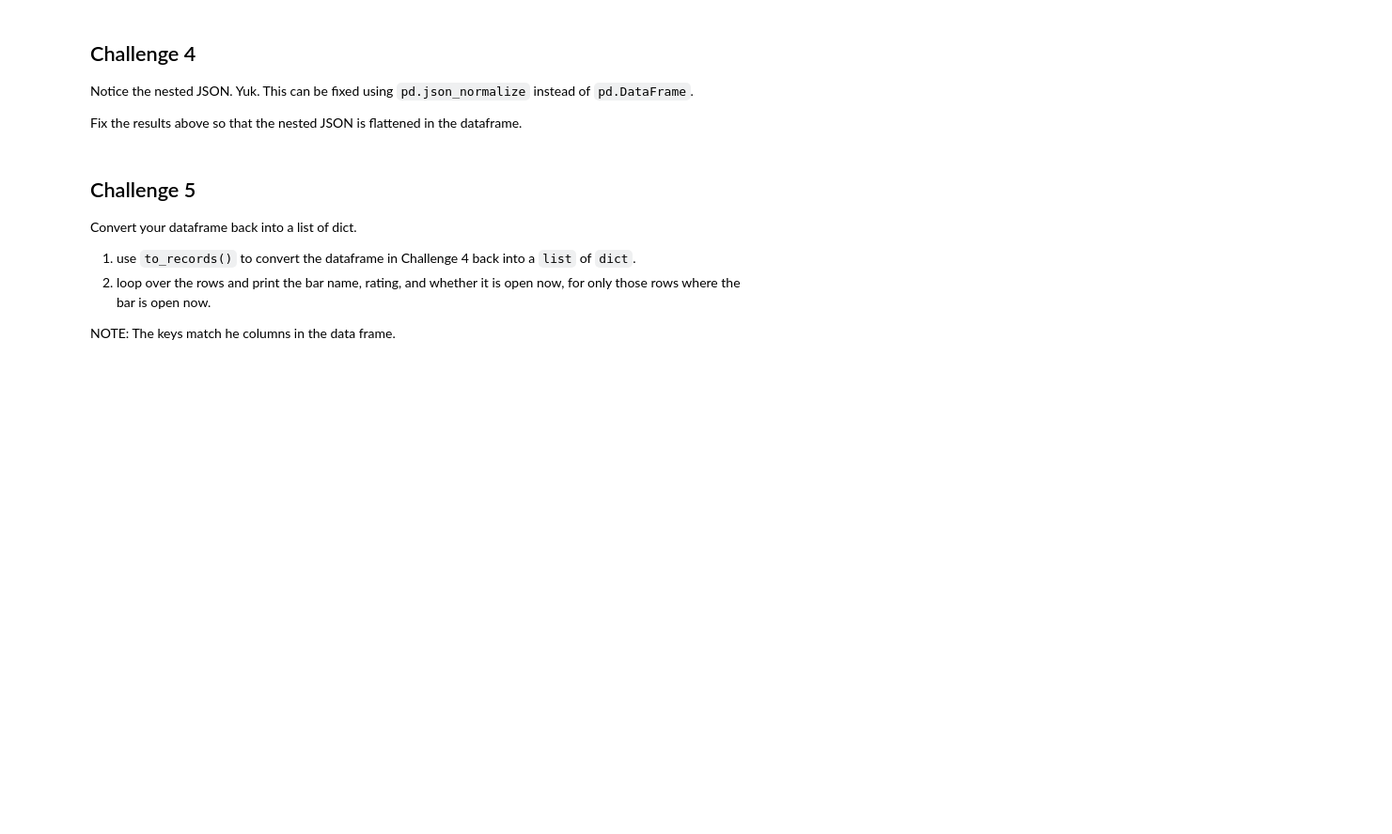
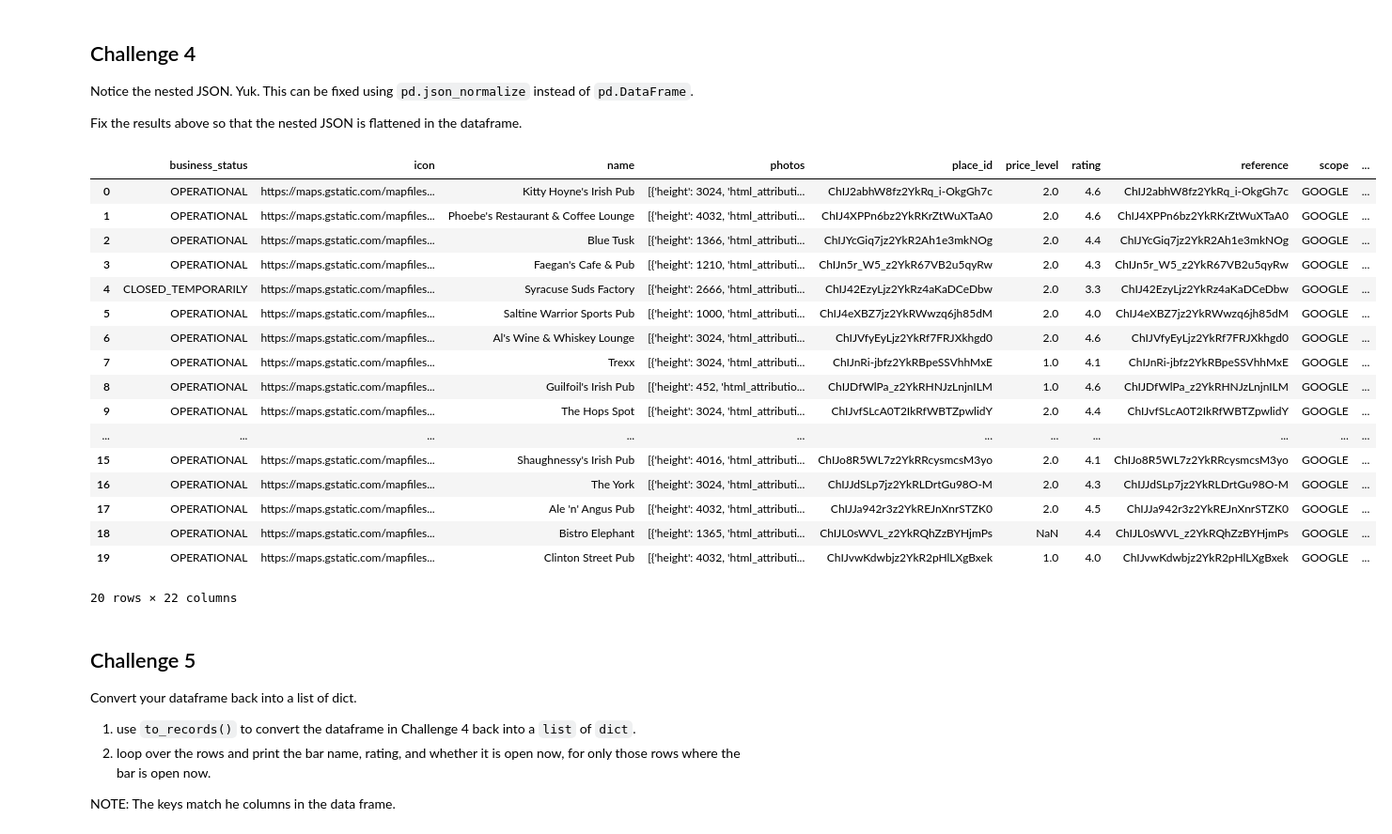
Before and after one commit to ist256/spring2021, a Jupyter notebook: lessons/12-Pandas/SmallGroup-Pandas.ipynb, the cells around one changed output. Shown at 94% size. Cells and saved outputs as stored; diff of their text form; code cells hidden in the pictures; blank space fills up the shorter version.

```diff
--- a/lessons/12-Pandas/SmallGroup-Pandas.ipynb
+++ b/lessons/12-Pandas/SmallGroup-Pandas.ipynb
@@ -11,6 +11,7 @@ import import_ipynb
 import googleapi as google
 import requests
 
+pd.set_option('display.max_colwidth', None)
 google_api_key = '751838d6b9978955679461c80a7df60bde4f093d'
 # %% [markdown]
 ## Warm-Up 1
@@ -55,3 +192,7 @@ https://nominatim.openstreetmap.org/search?q=Syracuse&format=json
 ## Challenge 3
 
 1. Let's call the IST256 google places search api, looking for bars in the Syracuse NY area, and load the results into a dataframe. You can call `google.googlePlacesSearch()` With these inputs lat=`43.0481`, lng=`-76.1474`, type=`'bar'`
+# %%
+places = google.googlePlacesSearch(google_api_key, '43.0481','-76.1474', 'bar')
+places_df = pd.DataFrame(places)
+places_df
@@ -61,6 +220,28 @@ https://nominatim.openstreetmap.org/search?q=Syracuse&format=json
 Notice the nested JSON. Yuk. This can be fixed using `pd.json_normalize` instead of `pd.DataFrame`.
 
 Fix the results above so that the nested JSON is flattened in the dataframe.
+# %%
+places_df = pd.json_normalize(places)
+places_df
+# %% [output]
+|  | business_status | icon | name | photos | place_id | price_level | rating | reference | scope | ... |
+| 0 | OPERATIONAL | https://maps.gstatic.com/mapfiles... | Kitty Hoyne's Irish Pub | [{'height': 3024, 'html_attributi... | ChIJ2abhW8fz2YkRq_i-OkgGh7c | 2.0 | 4.6 | ChIJ2abhW8fz2YkRq_i-OkgGh7c | GOOGLE | ... |
+| 1 | OPERATIONAL | https://maps.gstatic.com/mapfiles... | Phoebe's Restaurant & Coffee Lounge | [{'height': 4032, 'html_attributi... | ChIJ4XPPn6bz2YkRKrZtWuXTaA0 | 2.0 | 4.6 | ChIJ4XPPn6bz2YkRKrZtWuXTaA0 | GOOGLE | ... |
+| 2 | OPERATIONAL | https://maps.gstatic.com/mapfiles... | Blue Tusk | [{'height': 1366, 'html_attributi... | ChIJYcGiq7jz2YkR2Ah1e3mkNOg | 2.0 | 4.4 | ChIJYcGiq7jz2YkR2Ah1e3mkNOg | GOOGLE | ... |
+| 3 | OPERATIONAL | https://maps.gstatic.com/mapfiles... | Faegan's Cafe & Pub | [{'height': 1210, 'html_attributi... | ChIJn5r_W5_z2YkR67VB2u5qyRw | 2.0 | 4.3 | ChIJn5r_W5_z2YkR67VB2u5qyRw | GOOGLE | ... |
+| 4 | CLOSED_TEMPORARILY | https://maps.gstatic.com/mapfiles... | Syracuse Suds Factory | [{'height': 2666, 'html_attributi... | ChIJ42EzyLjz2YkRz4aKaDCeDbw | 2.0 | 3.3 | ChIJ42EzyLjz2YkRz4aKaDCeDbw | GOOGLE | ... |
+| 5 | OPERATIONAL | https://maps.gstatic.com/mapfiles... | Saltine Warrior Sports Pub | [{'height': 1000, 'html_attributi... | ChIJ4eXBZ7jz2YkRWwzq6jh85dM | 2.0 | 4.0 | ChIJ4eXBZ7jz2YkRWwzq6jh85dM | GOOGLE | ... |
+| 6 | OPERATIONAL | https://maps.gstatic.com/mapfiles... | Al's Wine & Whiskey Lounge | [{'height': 3024, 'html_attributi... | ChIJVfyEyLjz2YkRf7FRJXkhgd0 | 2.0 | 4.6 | ChIJVfyEyLjz2YkRf7FRJXkhgd0 | GOOGLE | ... |
+| 7 | OPERATIONAL | https://maps.gstatic.com/mapfiles... | Trexx | [{'height': 3024, 'html_attributi... | ChIJnRi-jbfz2YkRBpeSSVhhMxE | 1.0 | 4.1 | ChIJnRi-jbfz2YkRBpeSSVhhMxE | GOOGLE | ... |
+| 8 | OPERATIONAL | https://maps.gstatic.com/mapfiles... | Guilfoil's Irish Pub | [{'height': 452, 'html_attributio... | ChIJDfWlPa_z2YkRHNJzLnjnILM | 1.0 | 4.6 | ChIJDfWlPa_z2YkRHNJzLnjnILM | GOOGLE | ... |
+| 9 | OPERATIONAL | https://maps.gstatic.com/mapfiles... | The Hops Spot | [{'height': 3024, 'html_attributi... | ChIJvfSLcA0T2IkRfWBTZpwlidY | 2.0 | 4.4 | ChIJvfSLcA0T2IkRfWBTZpwlidY | GOOGLE | ... |
+| ... | ... | ... | ... | ... | ... | ... | ... | ... | ... | ... |
+| 15 | OPERATIONAL | https://maps.gstatic.com/mapfiles... | Shaughnessy's Irish Pub | [{'height': 4016, 'html_attributi... | ChIJo8R5WL7z2YkRRcysmcsM3yo | 2.0 | 4.1 | ChIJo8R5WL7z2YkRRcysmcsM3yo | GOOGLE | ... |
+| 16 | OPERATIONAL | https://maps.gstatic.com/mapfiles... | The York | [{'height': 3024, 'html_attributi... | ChIJJdSLp7jz2YkRLDrtGu98O-M | 2.0 | 4.3 | ChIJJdSLp7jz2YkRLDrtGu98O-M | GOOGLE | ... |
+| 17 | OPERATIONAL | https://maps.gstatic.com/mapfiles... | Ale 'n' Angus Pub | [{'height': 4032, 'html_attributi... | ChIJJa942r3z2YkREJnXnrSTZK0 | 2.0 | 4.5 | ChIJJa942r3z2YkREJnXnrSTZK0 | GOOGLE | ... |
+| 18 | OPERATIONAL | https://maps.gstatic.com/mapfiles... | Bistro Elephant | [{'height': 1365, 'html_attributi... | ChIJL0sWVL_z2YkRQhZzBYHjmPs | NaN | 4.4 | ChIJL0sWVL_z2YkRQhZzBYHjmPs | GOOGLE | ... |
+| 19 | OPERATIONAL | https://maps.gstatic.com/mapfiles... | Clinton Street Pub | [{'height': 4032, 'html_attributi... | ChIJvwKdwbjz2YkR2pHlLXgBxek | 1.0 | 4.0 | ChIJvwKdwbjz2YkR2pHlLXgBxek | GOOGLE | ... |
+20 rows × 22 columns
 # %% [markdown]
 ## Challenge 5
 
```
Also changed, not shown: parts of 14 cells of this notebook, 2 other files.
